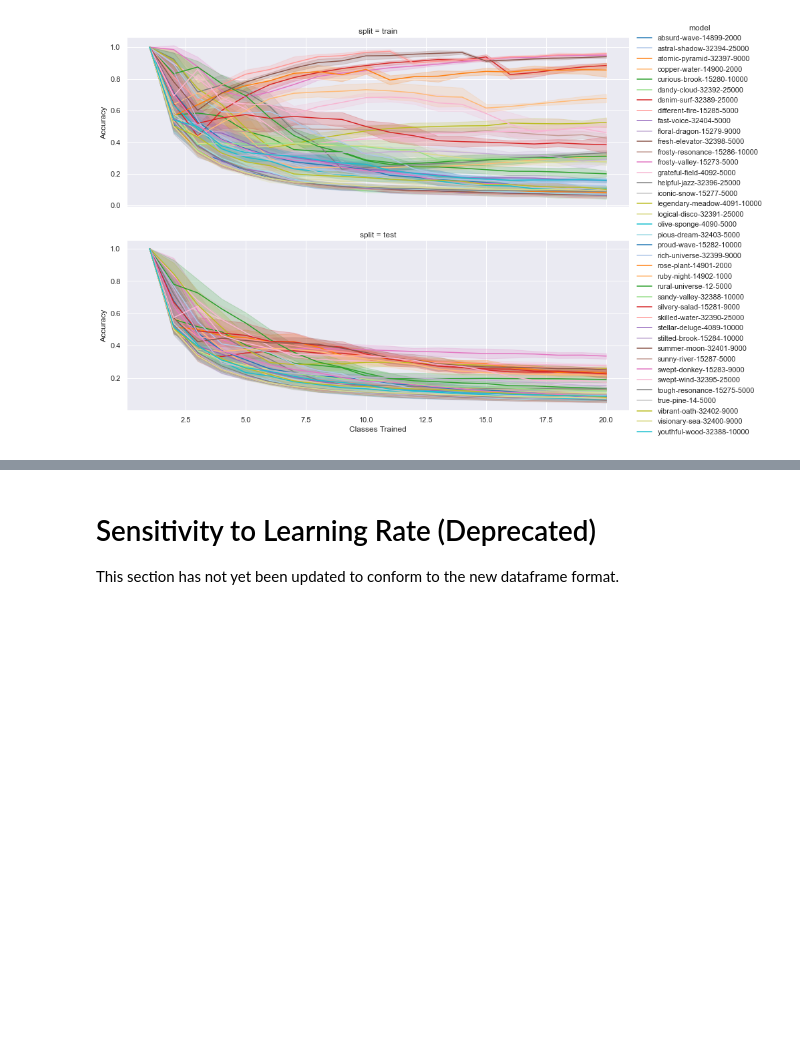
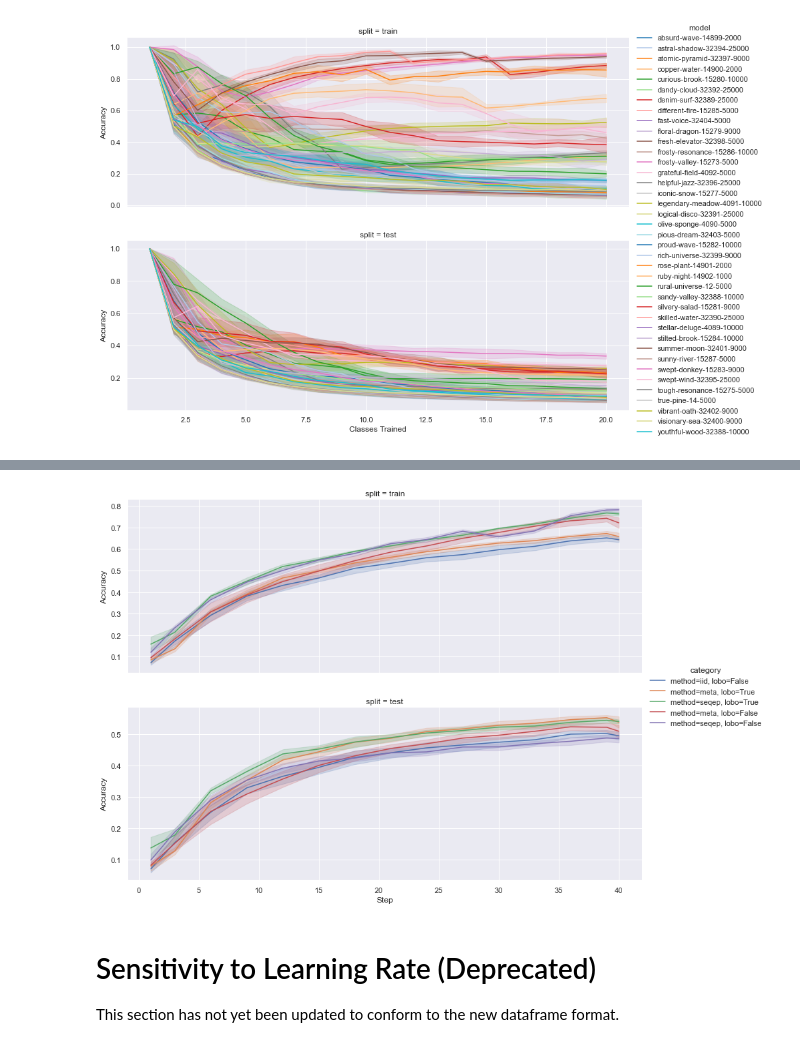
Before and after one commit to uvm-neurobotics-lab/higherANML, a Jupyter notebook: notebooks/result-gathering.ipynb, the cells around one changed output, grey strips where cells are left out. Drawn from its saved outputs; the diff is of its cells as text; code cells hidden in the pictures; blank space fills up the shorter version.

```diff
--- a/notebooks/result-gathering.ipynb
+++ b/notebooks/result-gathering.ipynb
@@ -696,3 +714,10 @@ _ = plot_traj_per_lr(best_iid_df)
+# %%
+# Now plot them. Copy to avoid a SettingWithCopy warning.
+best_iid_df = filter_to_match_models(iid_best_lrs, best_iid_models).copy()
+add_category_column(best_iid_df)
+_ = plot_traj_per_lr(best_iid_df, hue="category")
+# %% [output]
+[figure, added]
 # %% [markdown]
 # Sensitivity to Learning Rate (Deprecated)
 
```
Also changed, not shown: parts of 43 cells of this notebook.
